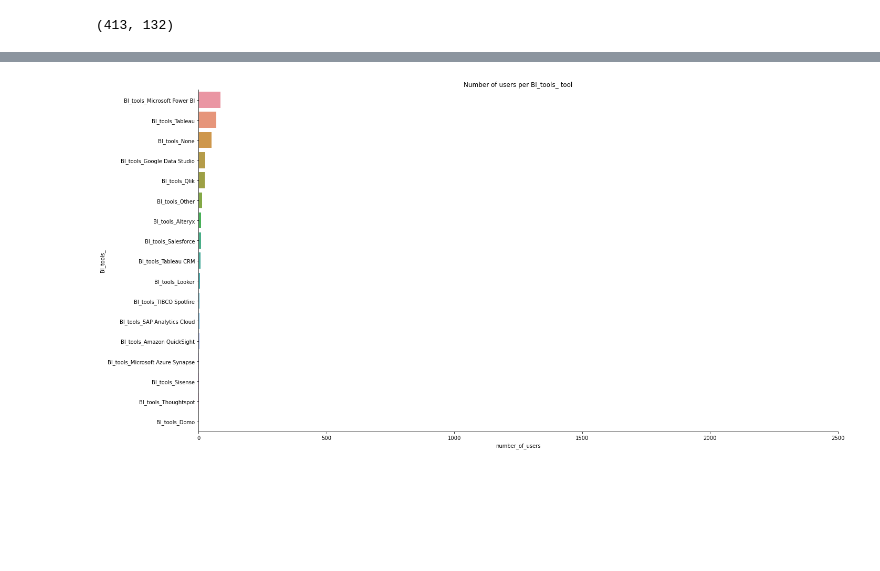
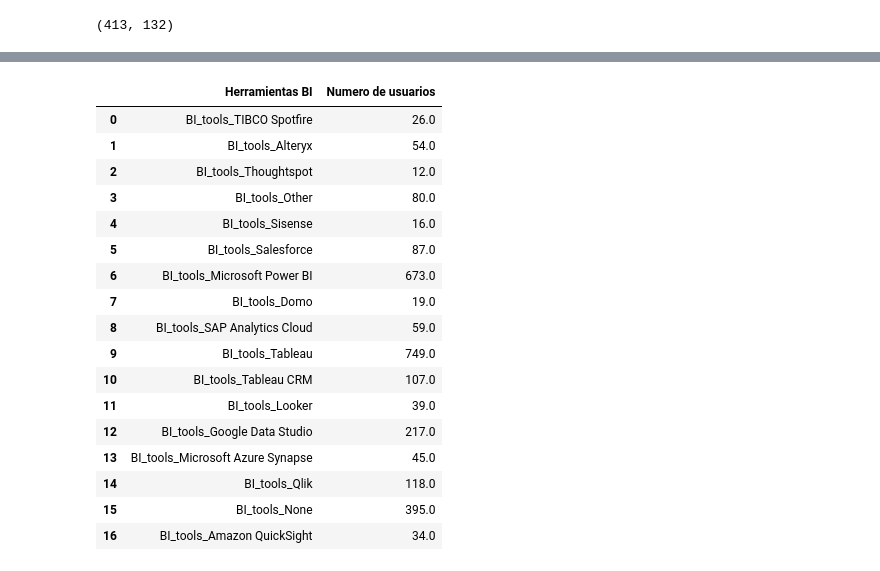
Before and after one commit to Adalab/project-da-promo-d-module-2-team-2-, a Jupyter notebook: notebooks/visualizacion.ipynb, the cells around one changed output, grey strips where cells are left out. Cells and saved outputs as stored; diff of their text form; code cells hidden in the pictures; blank space fills up the shorter version.

```diff
--- a/notebooks/visualizacion.ipynb
+++ b/notebooks/visualizacion.ipynb
@@ -741,4 +817,0 @@ plt.show()
-# %%
-creacion_graficas(df_eu, ['BI_tools_'])
-# %% [output]
-[figure, removed]
@@ -744,0 +820,28 @@ creacion_graficas(df_eu, ['BI_tools_'])
+# %%
+lista_col_eu = []
+for col in df.columns:
+    if 'BI_tools_' in col:
+        lista_col_eu.append(col)
+
+df_eu_BI = df.loc[:, lista_col_eu[0]: lista_col_eu[-1]].sum(numeric_only=True).reset_index()
+df_eu_BI.columns = ['Herramientas BI', 'Numero de usuarios']
+df_eu_BI
+# %% [output]
+|  | Herramientas BI | Numero de usuarios |
+| 0 | BI_tools_TIBCO Spotfire | 26.0 |
+| 1 | BI_tools_Alteryx | 54.0 |
+| 2 | BI_tools_Thoughtspot | 12.0 |
+| 3 | BI_tools_Other | 80.0 |
+| 4 | BI_tools_Sisense | 16.0 |
+| 5 | BI_tools_Salesforce | 87.0 |
+| 6 | BI_tools_Microsoft Power BI | 673.0 |
+| 7 | BI_tools_Domo | 19.0 |
+| 8 | BI_tools_SAP Analytics Cloud | 59.0 |
+| 9 | BI_tools_Tableau | 749.0 |
+| 10 | BI_tools_Tableau CRM | 107.0 |
+| 11 | BI_tools_Looker | 39.0 |
+| 12 | BI_tools_Google Data Studio | 217.0 |
+| 13 | BI_tools_Microsoft Azure Synapse | 45.0 |
+| 14 | BI_tools_Qlik | 118.0 |
+| 15 | BI_tools_None | 395.0 |
+| 16 | BI_tools_Amazon QuickSight | 34.0 |
```
Also changed, not shown: parts of 8 cells of this notebook.
